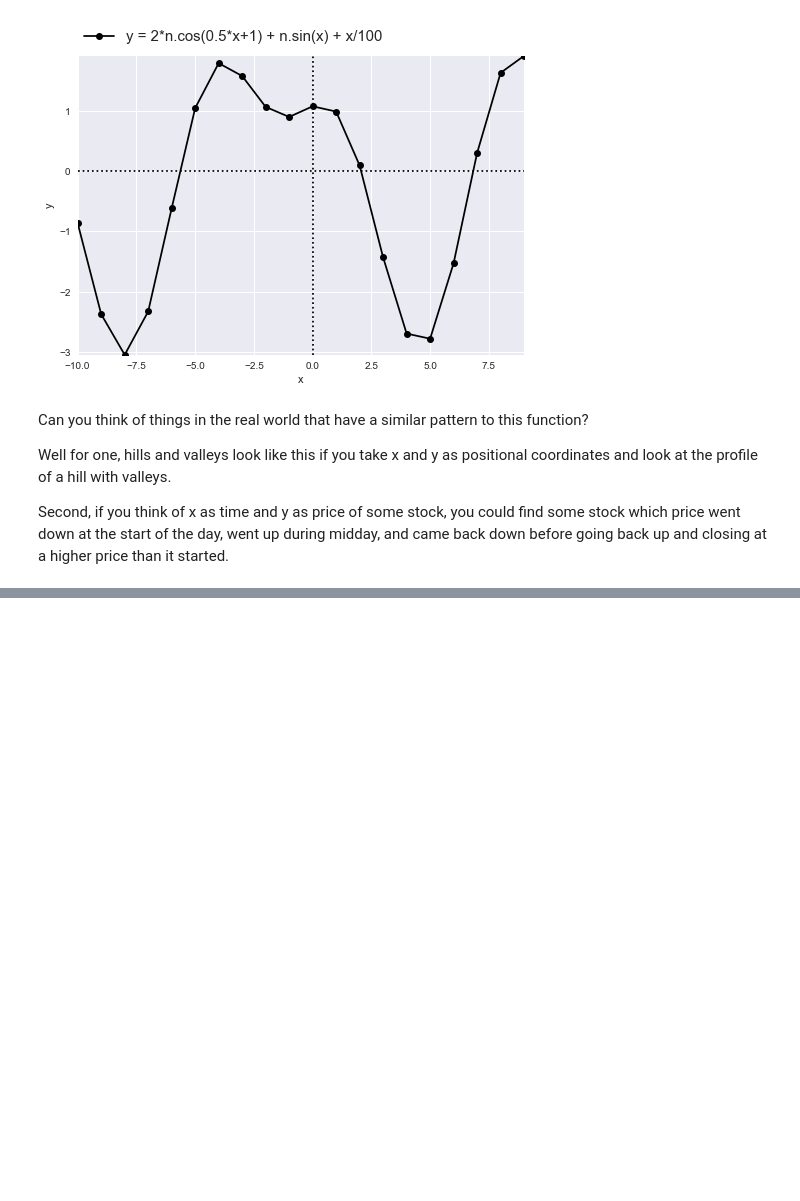
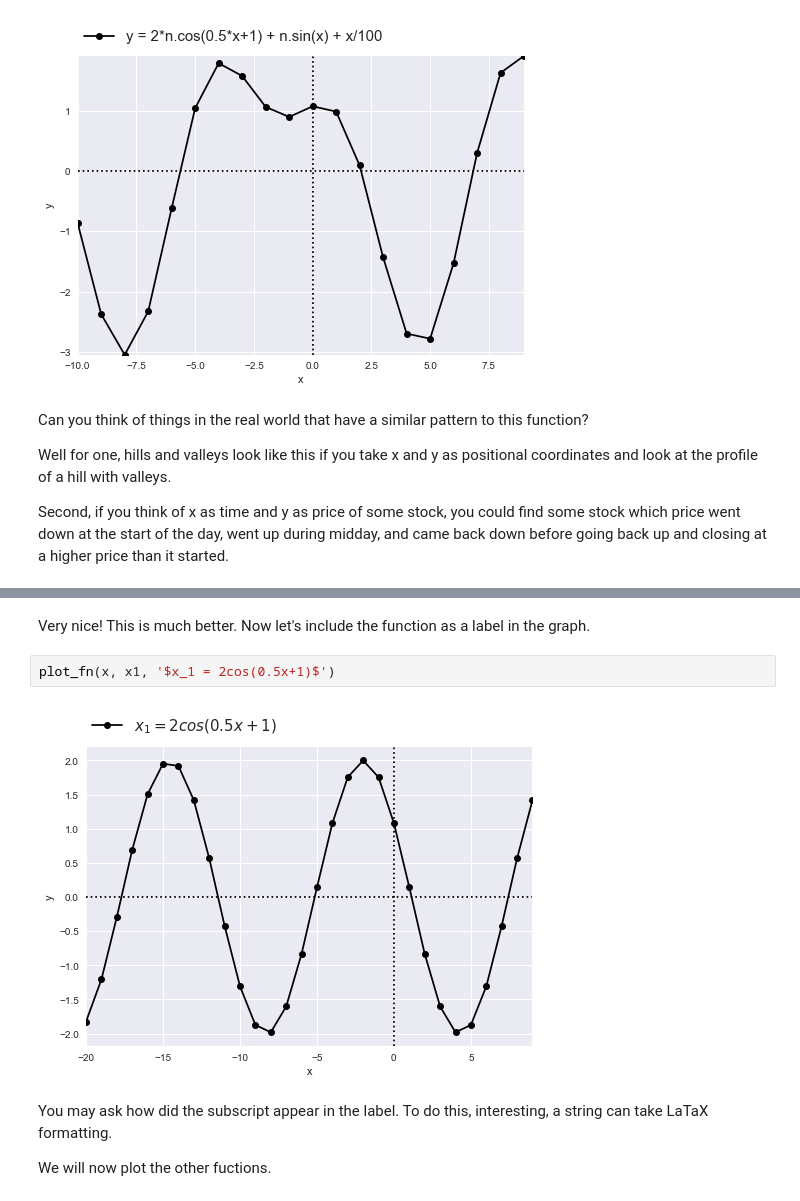
Before and after one commit to CubeStatistica/Learning-Python-And-Math-Together, a Jupyter notebook: Lesson-3-Graphs.ipynb, the cells around one changed output, grey strips where cells are left out. Saved outputs shown, nothing was run; the diff lists cells and outputs as text; blank space fills up the shorter version.

```diff
--- a/Lesson-3-Graphs.ipynb
+++ b/Lesson-3-Graphs.ipynb
@@ -89,0 +186,10 @@ Second, if you think of x as time and y as price of some stock, you could find s
+# %% [markdown]
+Very nice! This is much better. Now let's include the function as a label in the graph.
+# %%
+plot_fn(x, x1, '$x_1 = 2cos(0.5x+1)$')
+# %% [output]
+[figure, added]
+# %% [markdown]
+You may ask how did the subscript appear in the label. To do this, interesting, a string can take LaTaX formatting.
+
+We will now plot the other fuctions.
```
Also changed, not shown: parts of 12 cells of this notebook, 1 other file.
